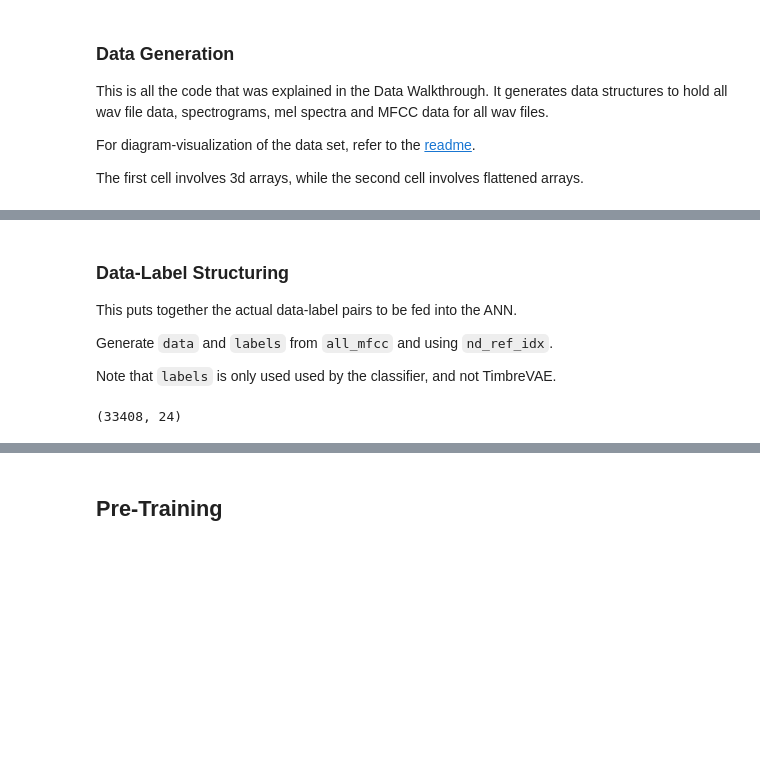
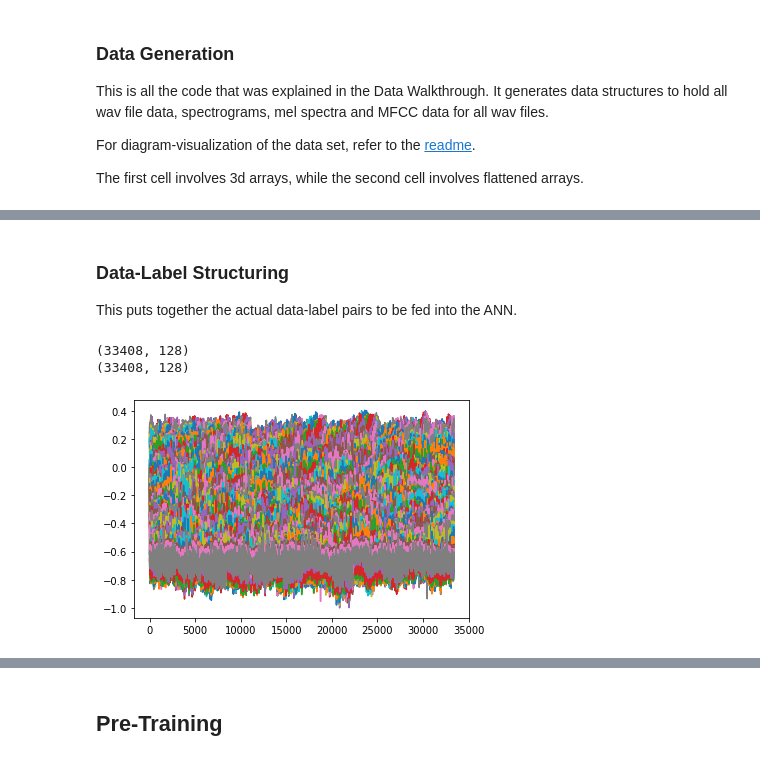
Before and after one commit to zioul123/VocalPitchModulator, a Jupyter notebook: Timbre And Spectrum Decoder for TimbreFNN.ipynb, the cells around one changed output, grey strips where cells are left out. Drawn from its saved outputs; the diff is of its cells as text; code cells hidden in the pictures; blank space fills up the shorter version.

```diff
--- a/Timbre And Spectrum Decoder for TimbreFNN.ipynb
+++ b/Timbre And Spectrum Decoder for TimbreFNN.ipynb
@@ -118,29 +118,35 @@ print(all_mels.shape)
 # %% [markdown]
 ### Data-Label Structuring
 This puts together the actual data-label pairs to be fed into the ANN.
-
-Generate `data` and `labels` from `all_mfcc` and using `nd_ref_idx`.
-
-Note that `labels` is only used used by the classifier, and not TimbreVAE.
 # %%
 # Flatten data
 
 # Create data accessor for flat arrays
 flat_data_idx = lambda wav_idx, win_idx: flat_2d_array_idx(
     wav_idx, win_idx, n_files, n_windows)
 
 # Create flat mel spectra
-# flat_mels: (33408, 24)
+# flat_mels: (33408, 128)
 flat_mels_prenorm = np.array([ all_mels[wav_file_idx][:, window_idx]
                                for wav_file_idx in range(n_files)
                                for window_idx in range(n_windows) ])
+print(flat_mels_prenorm.shape)
+
 # Normalize each mel spectrum to [0, 1]
 # flat_mels, mels_scales = normalize_rows(flat_mels_prenorm, NormMode.NONNEG_TO_ZERO_ONE)
 
 # Globally normalize to [-1, 1]
-flat_mels = np.log(flat_mels_prenorm) / np.max(flat_mels_prenorm)
+flat_mels_prenorm_log = np.log(flat_mels_prenorm)
+
+flat_mels_scale = np.amax(np.absolute(flat_mels_prenorm_log))
+flat_mels = flat_mels_prenorm_log / flat_mels_scale
+
+plt.figure()
+plt.plot(flat_mels)
 
 print(flat_mels.shape)
 # %% [output]
-(33408, 24)
+(33408, 128)
+(33408, 128)
+[figure, added]
 # %%
```
Also changed, not shown: parts of 13 cells of this notebook.
